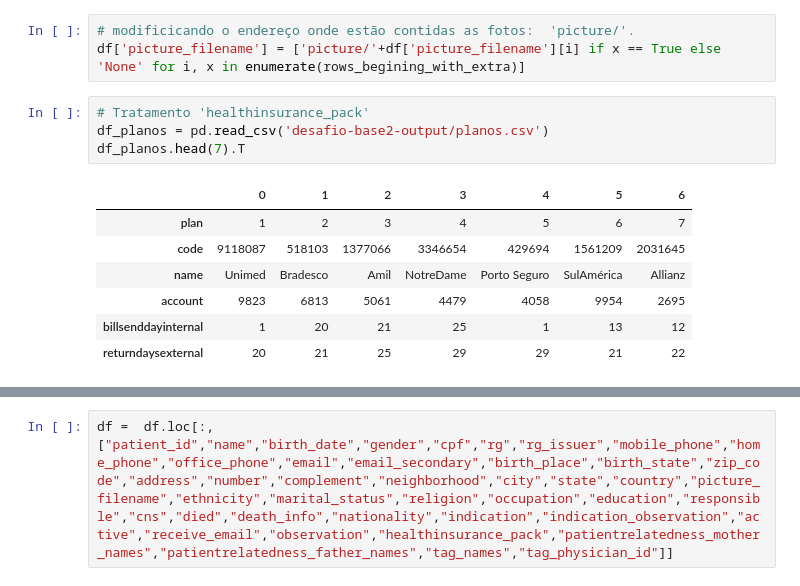
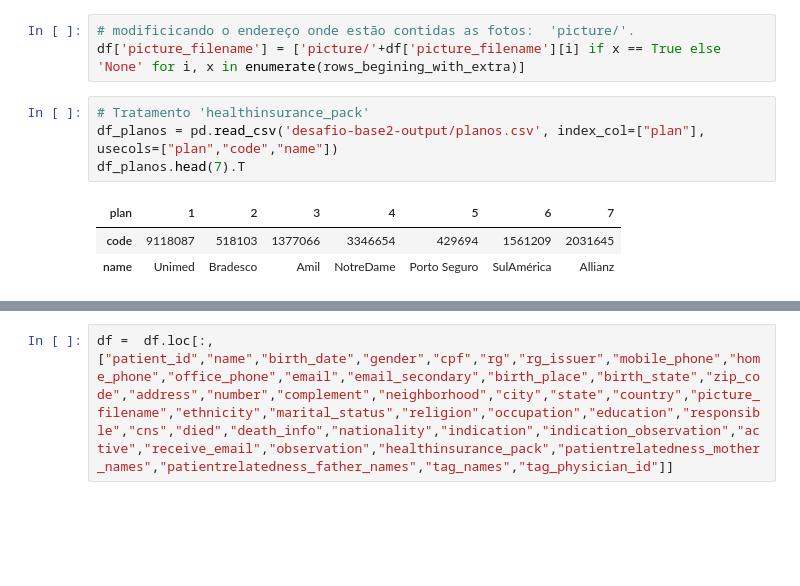
Before and after one commit to jeas560/iclinic-migration-challenge, a Jupyter notebook: desafio_base2_pacientes.ipynb, the cells around one changed output, grey strips where cells are left out. Cells and saved outputs as stored; diff of their text form; blank space fills up the shorter version.

Commit message:
resolving index bugs

```diff
--- a/desafio_base2_pacientes.ipynb
+++ b/desafio_base2_pacientes.ipynb
@@ -238,13 +238,9 @@ Pictures copied successfully.
 df['picture_filename'] = ['picture/'+df['picture_filename'][i] if x == True else 'None' for i, x in enumerate(rows_begining_with_extra)]
 # %%
 # Tratamento 'healthinsurance_pack'
-df_planos = pd.read_csv('desafio-base2-output/planos.csv')
+df_planos = pd.read_csv('desafio-base2-output/planos.csv', index_col=["plan"], usecols=["plan","code","name"])
 df_planos.head(7).T
 # %% [output]
-|  | 0 | 1 | 2 | 3 | 4 | 5 | 6 |
 | plan | 1 | 2 | 3 | 4 | 5 | 6 | 7 |
 | code | 9118087 | 518103 | 1377066 | 3346654 | 429694 | 1561209 | 2031645 |
 | name | Unimed | Bradesco | Amil | NotreDame | Porto Seguro | SulAmérica | Allianz |
-| account | 9823 | 6813 | 5061 | 4479 | 4058 | 9954 | 2695 |
-| billsenddayinternal | 1 | 20 | 21 | 25 | 1 | 13 | 12 |
-| returndaysexternal | 20 | 21 | 25 | 29 | 29 | 21 | 22 |
```
Also changed, not shown: parts of 4 cells of this notebook.
